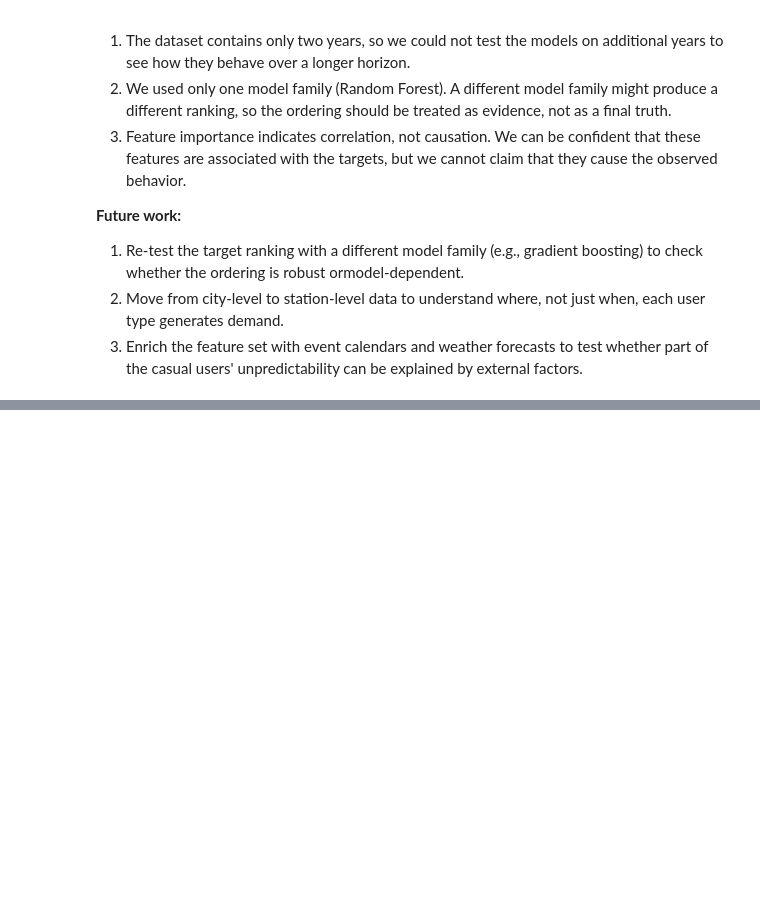
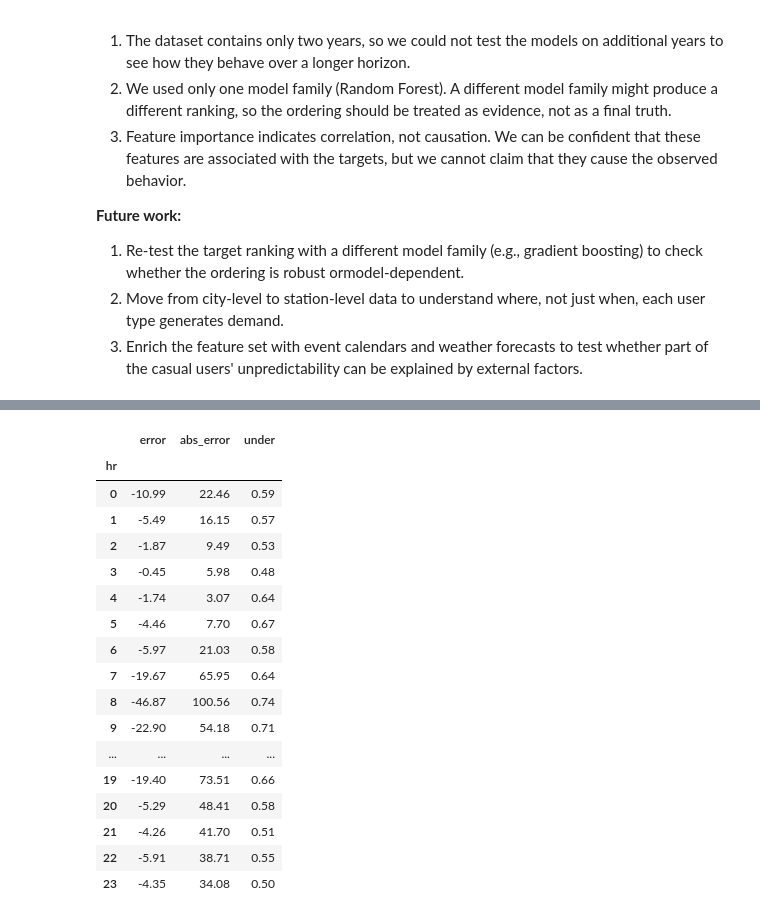
Before and after one commit to abvare1/bike-sharing-demand-analysis, a Jupyter notebook: bike_sharing_project.ipynb, the cells around one changed output, grey strips where cells are left out. Cells and saved outputs as stored; diff of their text form; code cells hidden in the pictures; blank space fills up the shorter version.

```diff
--- a/bike_sharing_project.ipynb
+++ b/bike_sharing_project.ipynb
@@ -1084,0 +1128,22 @@ by weather and discretionary decisions (casual) are noisier and harder.
+# %%
+hourly_err = eval_df.groupby("hr")[["error", "abs_error", "under"]].mean().round(2)
+hourly_err
+# %% [output]
+|  | error | abs_error | under |
+| hr |  |  |  |
+| 0 | -10.99 | 22.46 | 0.59 |
+| 1 | -5.49 | 16.15 | 0.57 |
+| 2 | -1.87 | 9.49 | 0.53 |
+| 3 | -0.45 | 5.98 | 0.48 |
+| 4 | -1.74 | 3.07 | 0.64 |
+| 5 | -4.46 | 7.70 | 0.67 |
+| 6 | -5.97 | 21.03 | 0.58 |
+| 7 | -19.67 | 65.95 | 0.64 |
+| 8 | -46.87 | 100.56 | 0.74 |
+| 9 | -22.90 | 54.18 | 0.71 |
+| ... | ... | ... | ... |
+| 19 | -19.40 | 73.51 | 0.66 |
+| 20 | -5.29 | 48.41 | 0.58 |
+| 21 | -4.26 | 41.70 | 0.51 |
+| 22 | -5.91 | 38.71 | 0.55 |
+| 23 | -4.35 | 34.08 | 0.50 |
```
Also changed, not shown: parts of 6 cells of this notebook.
